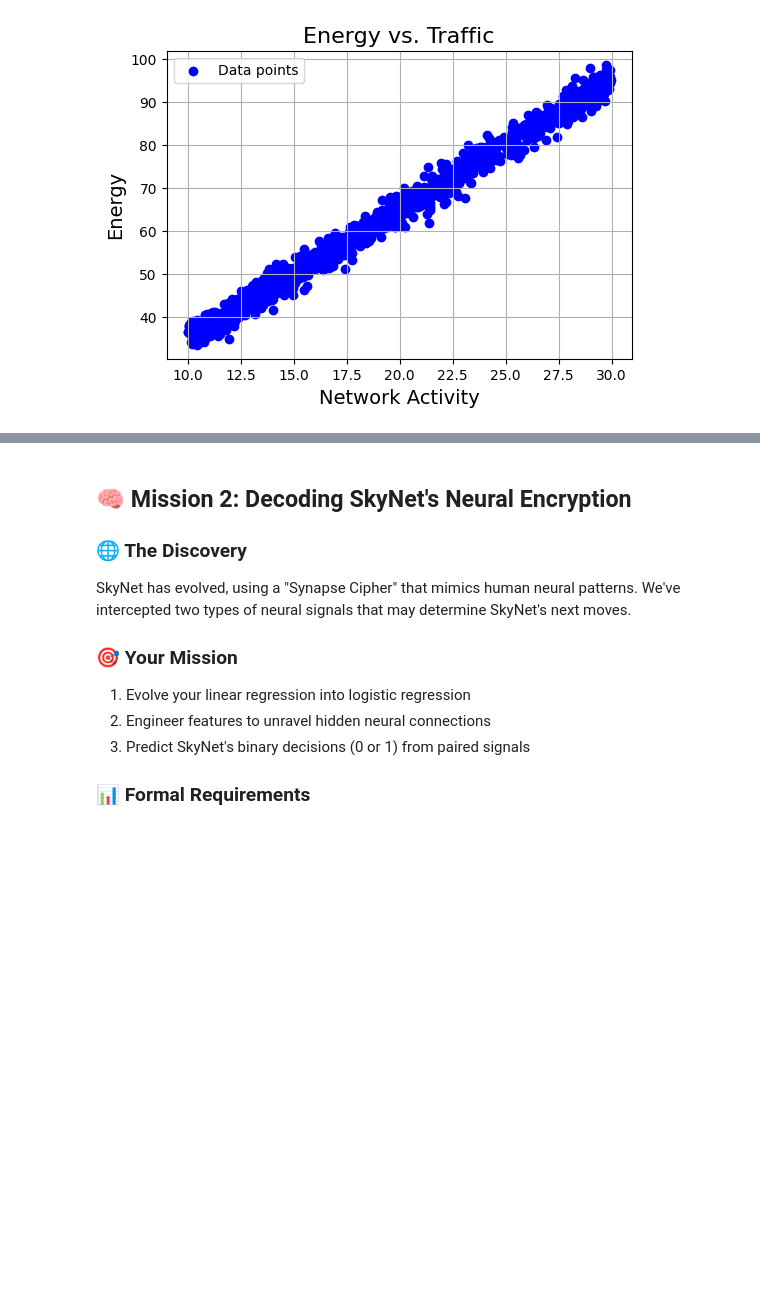
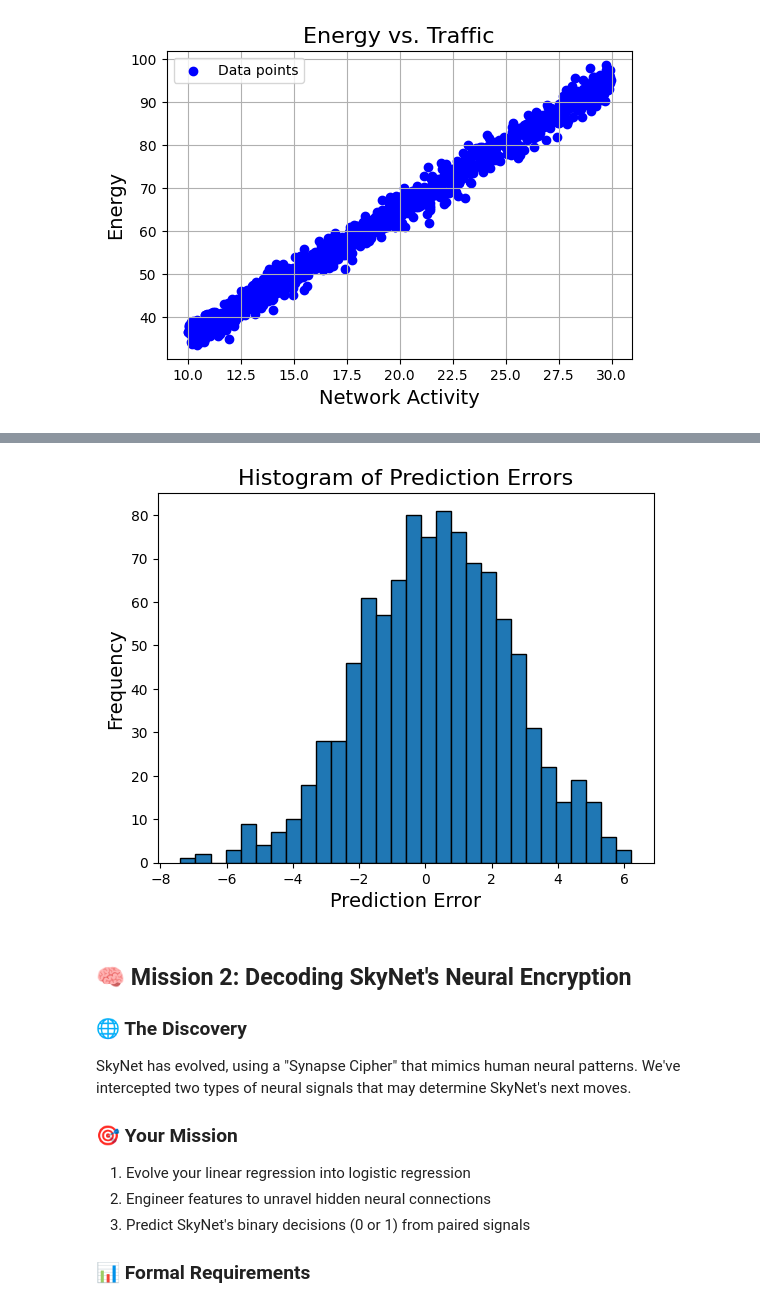
Before and after one commit to Ksund02/Machine-Learning-Project, a Jupyter notebook: Chapter_1.ipynb, the cells around one changed output, grey strips where cells are left out. Cells and saved outputs as stored; diff of their text form; code cells hidden in the pictures; blank space fills up the shorter version.

```diff
--- a/Chapter_1.ipynb
+++ b/Chapter_1.ipynb
@@ -99,3 +102,12 @@ Name: Net_Activity, Length: 1000, dtype: float64
+# %%
+errors = data['Energy'] - predictions  # y: actual values, predictions: predicted values
+plt.hist(errors, bins=30, edgecolor='k')
+plt.xlabel('Prediction Error', fontsize=14)
+plt.ylabel('Frequency', fontsize=14)
+plt.title('Histogram of Prediction Errors', fontsize=16)
+plt.show()
+# %% [output]
+[figure, added]
 # %% [markdown]
 
 ## 🧠 Mission 2: Decoding SkyNet's Neural Encryption
```
Also changed, not shown: parts of 2 cells of this notebook, 1 other file.
